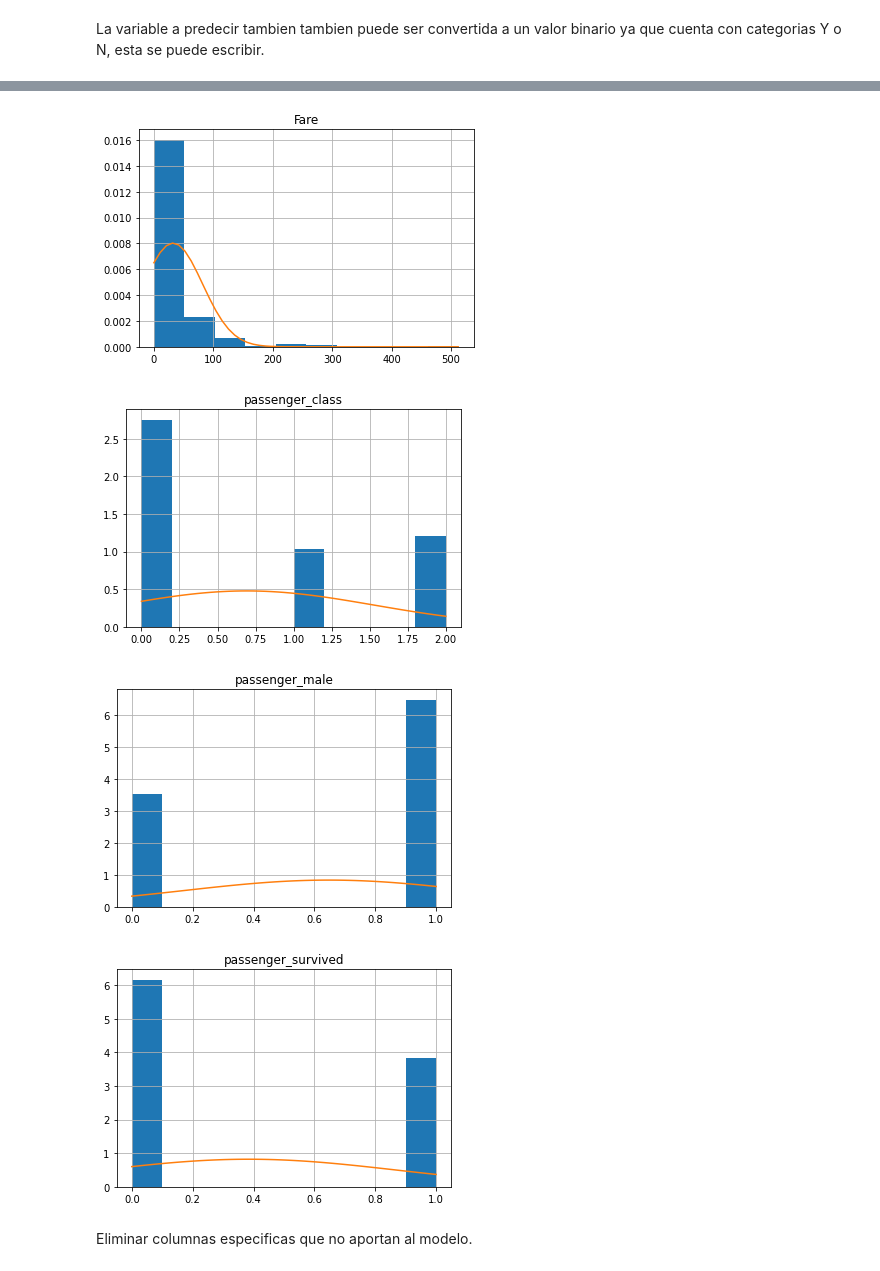
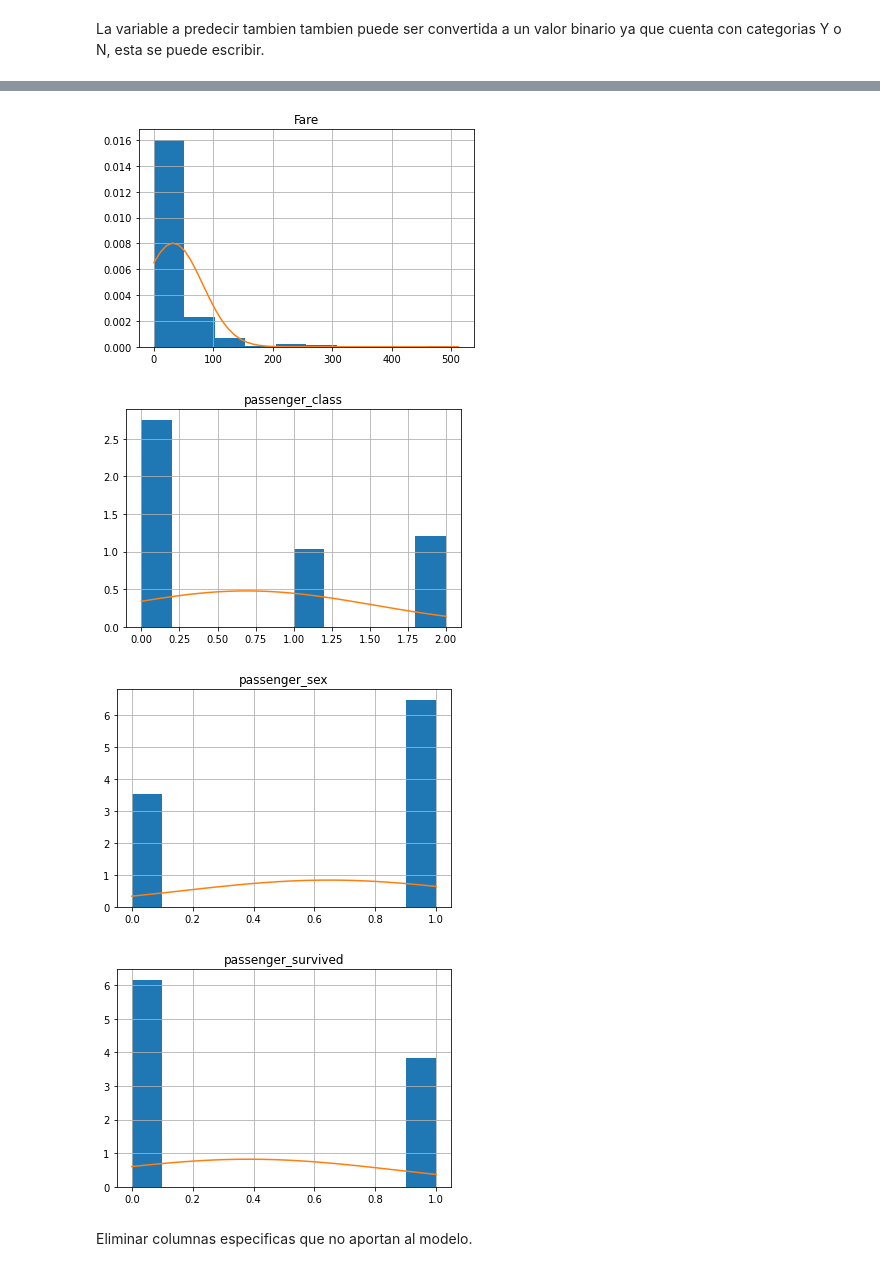
Before and after one commit to bhlr/statisticalLearning, a Jupyter notebook: proyecto1/proyecto.ipynb, the cells around one changed output, grey strips where cells are left out. Drawn from its saved outputs; the diff is of its cells as text; code cells hidden in the pictures.

```diff
--- a/proyecto1/proyecto.ipynb
+++ b/proyecto1/proyecto.ipynb
@@ -178,22 +182,22 @@ Index(['PassengerId', 'Name', 'SibSp', 'Parch', 'Ticket', 'Fare',
 # %%
 X = titanic_data
 for col in ['SibSp', 'Parch', 'Fare',
-       'passenger_class', 'passenger_male', 'passenger_survived']:
+       'passenger_class', 'passenger_sex', 'passenger_survived']:
     X.loc[:, col].hist(density = True)
     norm_fit = norm.fit(X.loc[:, col])
     norm_dist_fitted = norm(*norm_fit)
     plt.title(col)
 
     X_range = X.loc[:, col].min(),X.loc[:, col].max()
     X_values =  np.linspace(*X_range)
     plt.plot(X_values,norm_dist_fitted.pdf(X_values))
     plt.show()
 # %% [output]
 [figure]
 [figure]
 [figure]
 [figure]
-[figure, old version]
+[figure, new version]
 [figure]
 # %% [markdown]
 Eliminar columnas especificas que no aportan al modelo.
```
Also changed, not shown: parts of 27 cells of this notebook.
